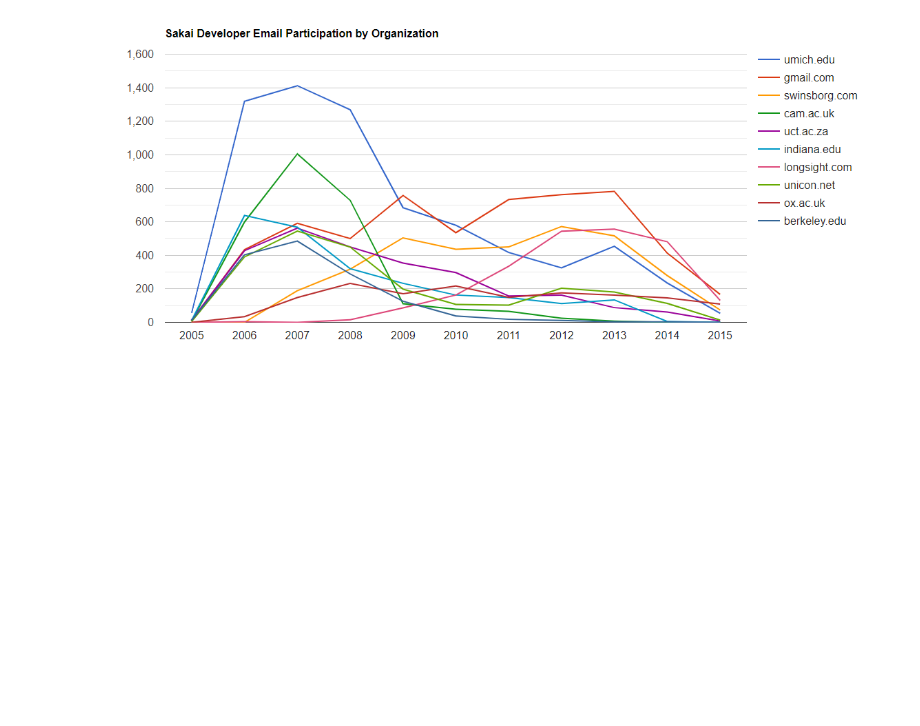
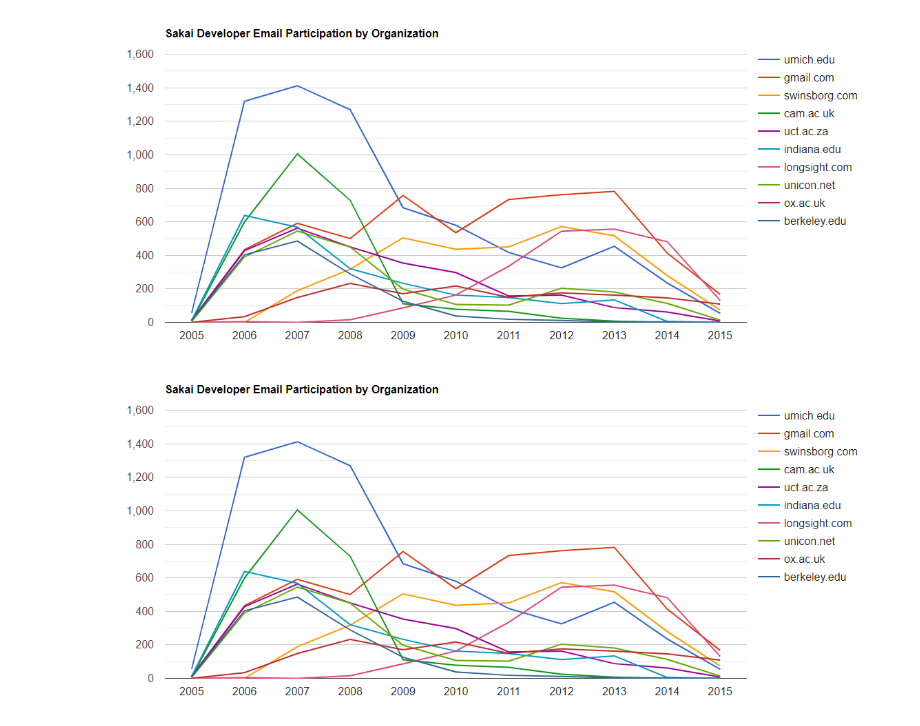
Before and after one commit to poncest/Coursera-Python-for-Everybody, a Jupyter notebook: Course5.ipynb, the cells around one changed output. Cells and saved outputs as stored; diff of their text form; code cells hidden in the pictures; blank space fills up the shorter version.

Commit message:
issues with image rendition

```diff
--- a/Course5.ipynb
+++ b/Course5.ipynb
@@ -1193,3 +1193,9 @@ print("Open gline.htm to visualize the data")
 # %% [markdown]
 
 ![image.png](attachment:image.png)
+# %%
+
+from IPython.display import Image
+Image(filename="images/Figure7.png")
+# %% [output]
+[figure, added]
```
